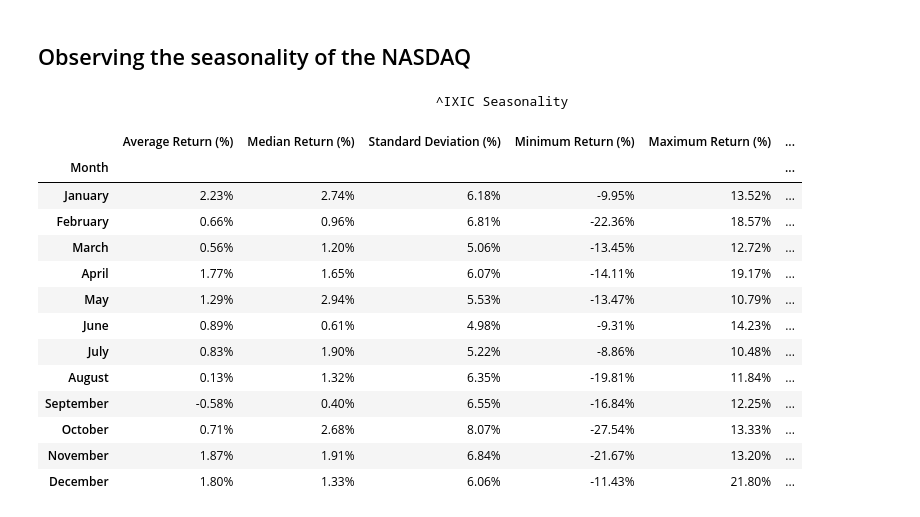
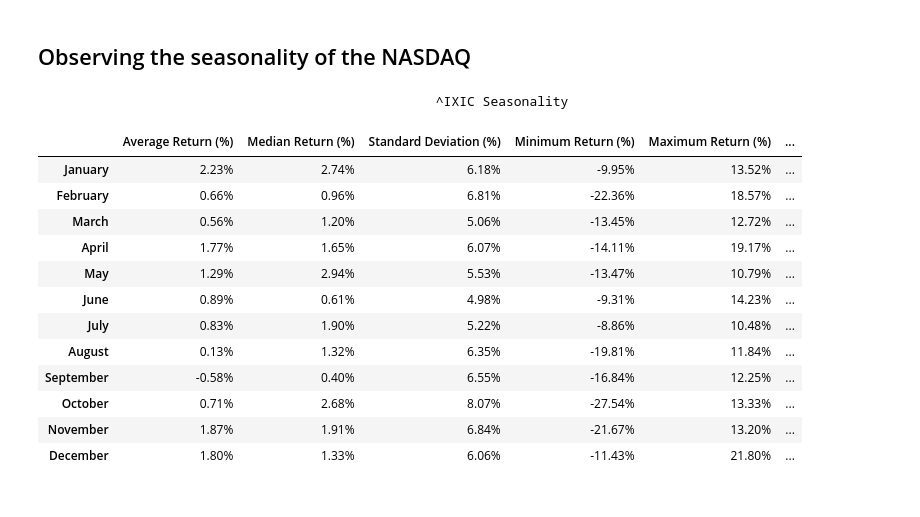
Before and after one commit to CodeByHarri/blog, a Jupyter notebook: _notebooks/2021-07-01-My-ETF-Portfolio-Holdings.ipynb, the cells around one changed output. Drawn from its saved outputs; the diff is of its cells as text; code cells hidden in the pictures.

```diff
--- a/_notebooks/2021-07-01-My-ETF-Portfolio-Holdings.ipynb
+++ b/_notebooks/2021-07-01-My-ETF-Portfolio-Holdings.ipynb
@@ -403,36 +402,35 @@ The median sentiment in the past 48 hours via blogs is: 0.089
 MS = pd.DataFrame()
 tick = '^IXIC'
 ticker = yf.Ticker(tick)
 df = ticker.history(period='max',interval='1mo')
 df = df.dropna()
 df['PC'] = ((df['Close'] - df['Open']) / df['Open'])*100
 df['Month'] = df.index.month_name()
 
 MS['Average Return (%)'] = df.groupby(['Month'])['PC'].mean().round(2)
 MS['Median Return (%)'] = df.groupby(['Month'])['PC'].median().round(2)
 MS['Standard Deviation (%)'] = df.groupby(['Month'])['PC'].std().round(2)
 MS['Minimum Return (%)'] = df.groupby(['Month'])['PC'].min().round(2)
 MS['Maximum Return (%)'] = df.groupby(['Month'])['PC'].max().round(2)
 MS['Number of Observations'] = df.groupby(['Month'])['PC'].count()
 MS = MS.sort_values(by='Month')
 
 new_order = ['January', 'February', 'March', 'April', 'May', 'June', 'July', 'August', 'September', 'October', 'November', 'December']
 
 MS = MS.reindex(new_order, axis=0)
-
-print(' '*50, tick, 'Seasonality')
+MS.index.name = None
+# print(' '*50, tick, 'Seasonality')
 MS.style.format({'Average Return (%)': '{:.2f}%',
                  'Median Return (%)': '{:.2f}%',
                  'Standard Deviation (%)': '{:.2f}%',
                   'Minimum Return (%)': '{:.2f}%',
                   'Maximum Return (%)': '{:.2f}%'
                  }).background_gradient(subset=['Average Return (%)', 'Median Return (%)', 'Standard Deviation (%)',
        'Minimum Return (%)', 'Maximum Return (%)'],
                                                                                            cmap='RdYlGn')
 # %% [output]
                                                    ^IXIC Seasonality
 |  | Average Return (%) | Median Return (%) | Standard Deviation (%) | Minimum Return (%) | Maximum Return (%) | ... |
-| Month |  |  |  |  |  | ... |
 | January | 2.23% | 2.74% | 6.18% | -9.95% | 13.52% | ... |
 | February | 0.66% | 0.96% | 6.81% | -22.36% | 18.57% | ... |
 | March | 0.56% | 1.20% | 5.06% | -13.45% | 12.72% | ... |
```
Also changed, not shown: parts of 4 cells of this notebook.
